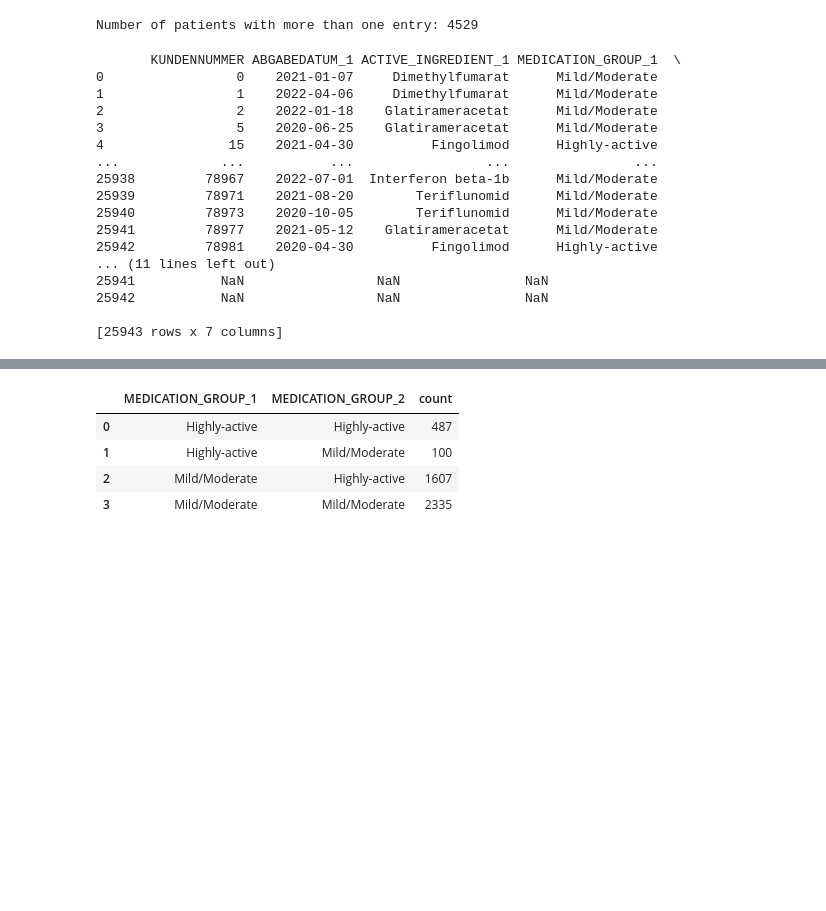
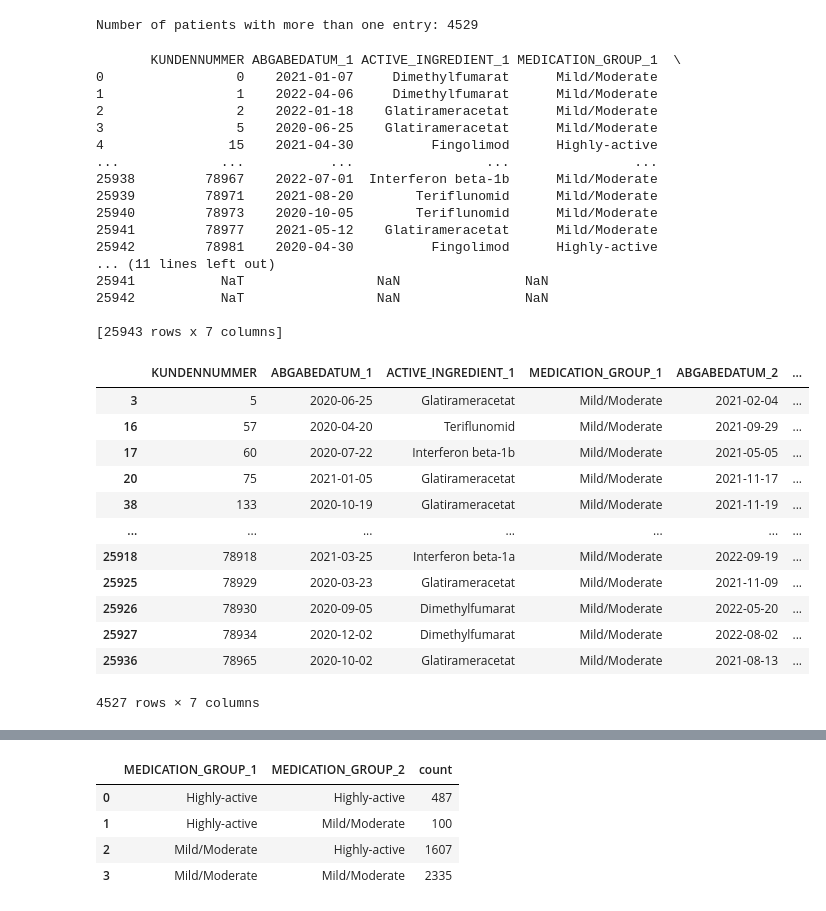
Before and after one commit to hajdinjak/insights_solutions, a Jupyter notebook: switches_MS_data.ipynb, the cells around one changed output, grey strips where cells are left out. Drawn from its saved outputs; the diff is of its cells as text; code cells hidden in the pictures; blank space fills up the shorter version.

```diff
--- a/switches_MS_data.ipynb
+++ b/switches_MS_data.ipynb
@@ -44,7 +55,11 @@ identical = read_file[read_file.duplicated(subset=['KUNDENNUMMER', 'ACTIVE_INGRE
 # pivot the data into wide format with new columns for each entry
 # this can be applied for cases when there are more than 2 entries
 
-read_file['idx'] = read_file.groupby('KUNDENNUMMER').cumcount()+1
+read_file['ABGABEDATUM'] = pd.to_datetime(read_file['ABGABEDATUM'])
+
+
+
+read_file['idx'] = read_file.sort_values(by=['KUNDENNUMMER', 'ABGABEDATUM']).groupby('KUNDENNUMMER').cumcount()+1
 pivoted = read_file.pivot_table(index=['KUNDENNUMMER'], columns='idx',
                     values=['MEDICATION_GROUP', 'ACTIVE_INGREDIENT', 'ABGABEDATUM'], aggfunc='first')
 
@@ -68,7 +83,7 @@ print(pivoted)
 25941         78977    2021-05-12    Glatirameracetat      Mild/Moderate
 25942         78981    2020-04-30          Fingolimod      Highly-active
 ... (11 lines left out)
-25941           NaN                 NaN                NaN
-25942           NaN                 NaN                NaN
+25941           NaT                 NaN                NaN
+25942           NaT                 NaN                NaN
 
 [25943 rows x 7 columns]
@@ -74,0 +94,17 @@ print(pivoted)
+# %%
+with_switches = pivoted[pd.notnull(pivoted['ABGABEDATUM_2'])]
+with_switches
+# %% [output]
+|  | KUNDENNUMMER | ABGABEDATUM_1 | ACTIVE_INGREDIENT_1 | MEDICATION_GROUP_1 | ABGABEDATUM_2 | ... |
+| 3 | 5 | 2020-06-25 | Glatirameracetat | Mild/Moderate | 2021-02-04 | ... |
+| 16 | 57 | 2020-04-20 | Teriflunomid | Mild/Moderate | 2021-09-29 | ... |
+| 17 | 60 | 2020-07-22 | Interferon beta-1b | Mild/Moderate | 2021-05-05 | ... |
+| 20 | 75 | 2021-01-05 | Glatirameracetat | Mild/Moderate | 2021-11-17 | ... |
+| 38 | 133 | 2020-10-19 | Glatirameracetat | Mild/Moderate | 2021-11-19 | ... |
+| ... | ... | ... | ... | ... | ... | ... |
+| 25918 | 78918 | 2021-03-25 | Interferon beta-1a | Mild/Moderate | 2022-09-19 | ... |
+| 25925 | 78929 | 2020-03-23 | Glatirameracetat | Mild/Moderate | 2021-11-09 | ... |
+| 25926 | 78930 | 2020-09-05 | Dimethylfumarat | Mild/Moderate | 2022-05-20 | ... |
+| 25927 | 78934 | 2020-12-02 | Dimethylfumarat | Mild/Moderate | 2022-08-02 | ... |
+| 25936 | 78965 | 2020-10-02 | Glatirameracetat | Mild/Moderate | 2021-08-13 | ... |
+4527 rows × 7 columns
```
Also changed, not shown: parts of 11 cells of this notebook.
